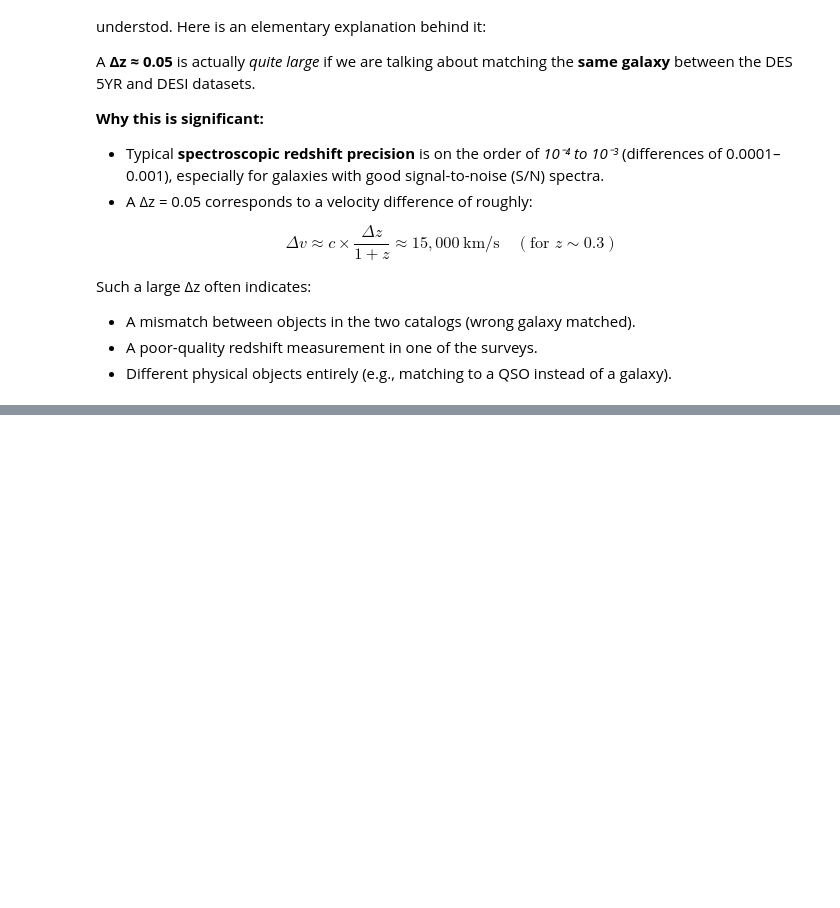
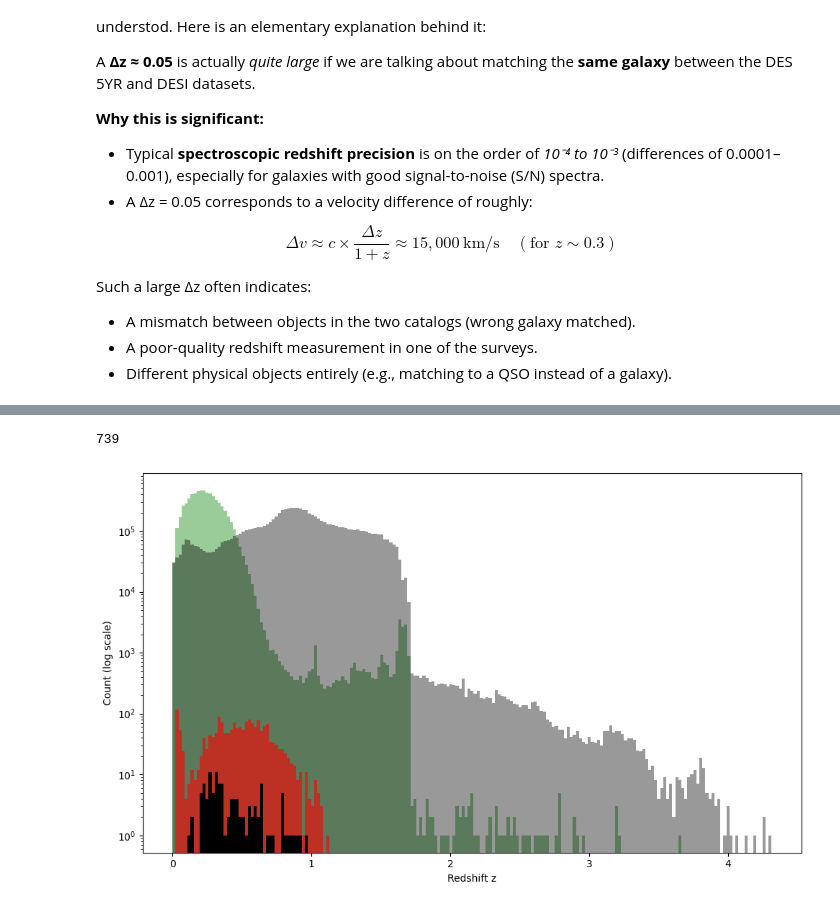
Before and after one commit to chernya4/first_paper, a Jupyter notebook: DES5YR_DESI_deliverable.ipynb, the cells around one changed output, grey strips where cells are left out. Cells and saved outputs as stored; diff of their text form; code cells hidden in the pictures; blank space fills up the shorter version.

```diff
--- a/DES5YR_DESI_deliverable.ipynb
+++ b/DES5YR_DESI_deliverable.ipynb
@@ -484,0 +618,38 @@ plt.show()
+# %%
+# ----------------------------
+# Build shared bins from ALL redshifts (no cutoffs)
+# ----------------------------
+arrays = [Z_bright, Z_dark, zHEL_all, zHEL_matched]
+nonempty = [a for a in arrays if a.size > 0]
+all_z = np.concatenate(nonempty) if nonempty else np.array([])
+
+# Safety: if everything's empty, skip; otherwise compute edges from data
+if all_z.size == 0:
+    raise ValueError("No redshift values found after cleaning.")
+
+# Option A (recommended): data-driven binning (Freedman–Diaconis)
+bins = np.histogram_bin_edges(all_z, bins="fd")
+print(len(bins))
+bins = np.linspace(all_z.min(), all_z.max(), 200)
+
+
+# Fallback: if FD returns <2 edges (e.g., tiny sample), use a simple linspace
+if bins.size < 2:
+    zmin, zmax = float(all_z.min()), float(all_z.max())
+    if zmin == zmax:
+        zmax = zmin + 1e-6
+    bins = np.linspace(zmin, zmax, 50)
+
+plt.figure(figsize=(10, 6))
+plt.hist(Z_bright, bins=bins, alpha=0.4, label="DESI Bright", color="green", log=True)
+plt.hist(Z_dark,   bins=bins, alpha=0.4, label="DESI Dark",   color="black", log=True)
+plt.hist(zHEL_all, bins=bins, alpha=0.6, label="DES-SN5YR SNe Ia", color="red", log=True)
+plt.hist(zHEL_matched, bins=bins, label="Matched SNe Ia", color="black", log=True)
+
+plt.xlabel("Redshift z")
+plt.ylabel("Count (log scale)")
+plt.tight_layout()
+plt.show()
+# %% [output]
+739
+[figure, added]
```
Also changed, not shown: parts of 8 cells of this notebook.
